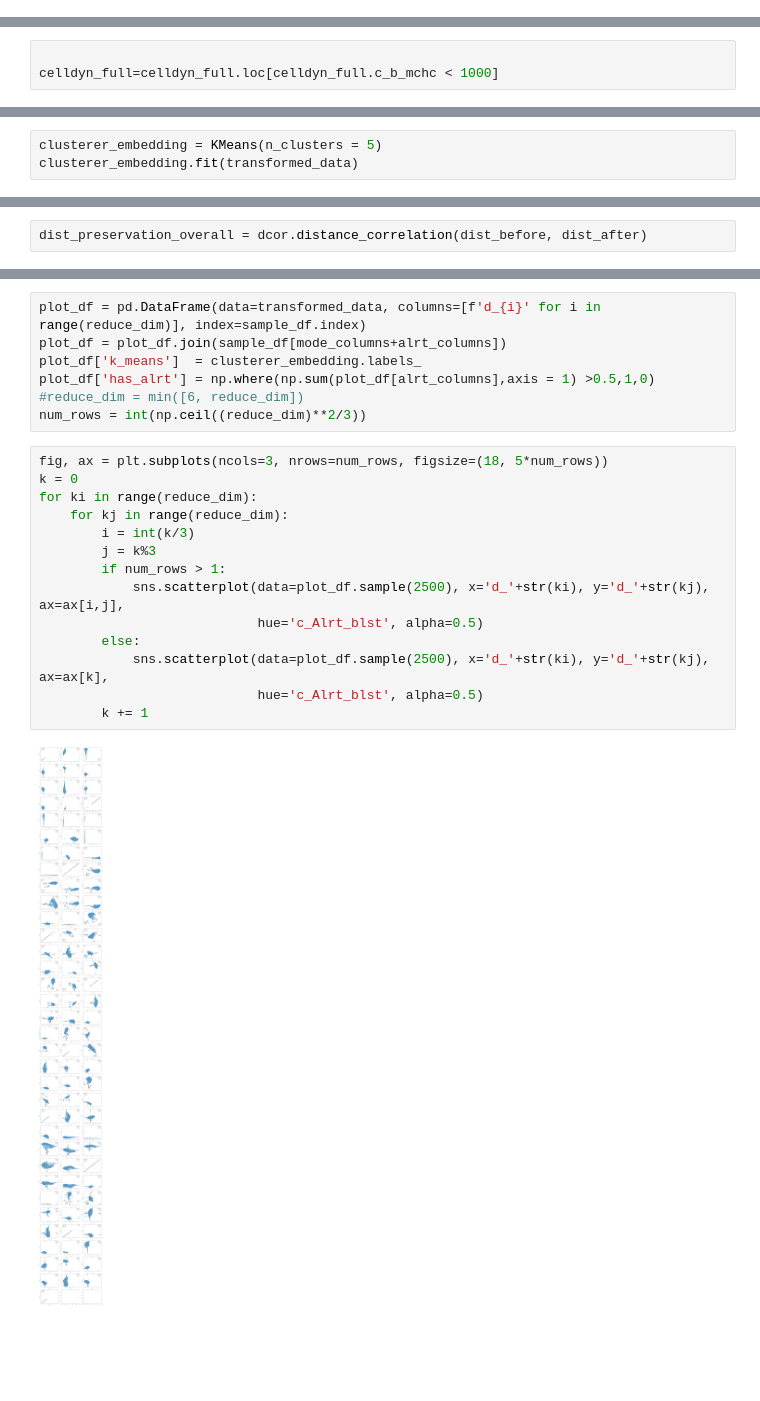
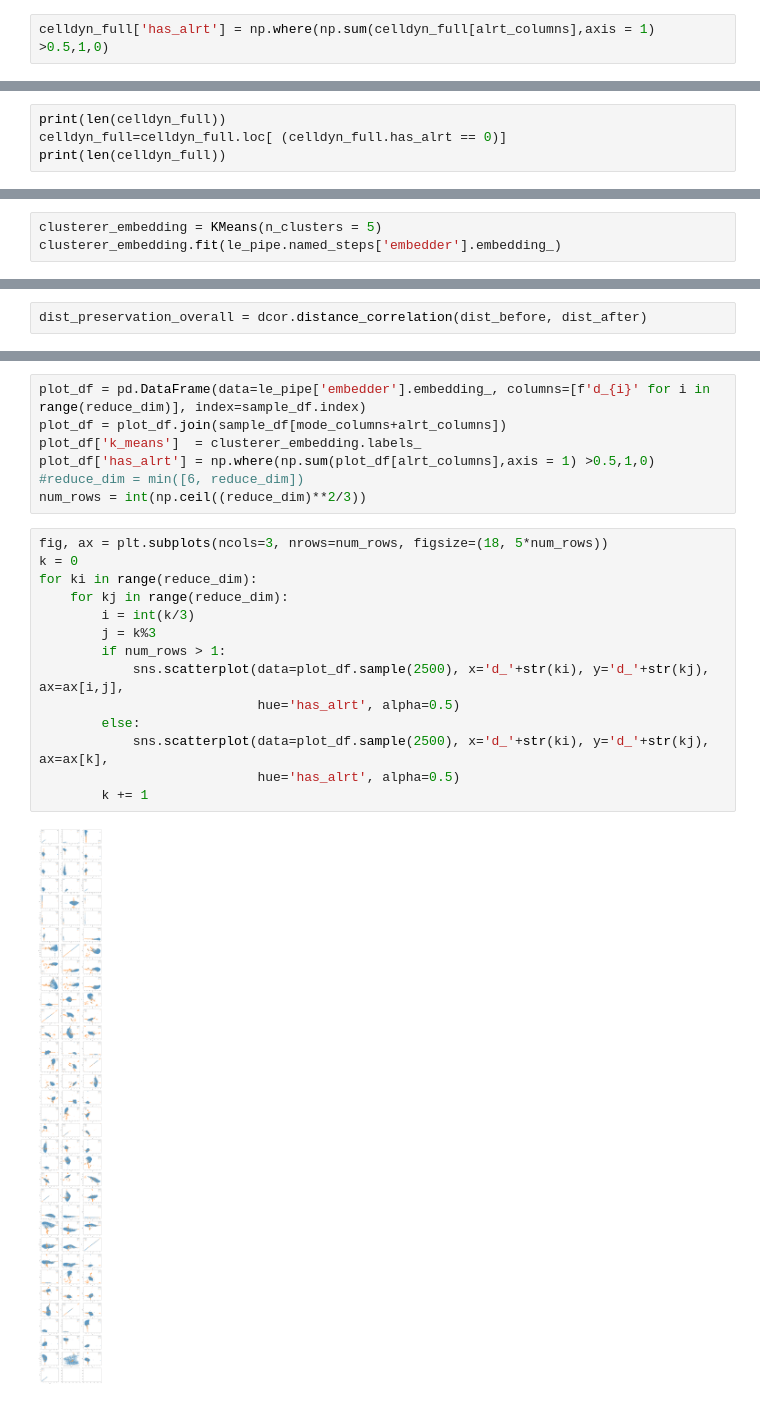
Before and after one commit to HJJoosse/celldyn_embedder, a Jupyter notebook: bake_off/UMAP.ipynb, the cells around one changed output, grey strips where cells are left out. Drawn from its saved outputs; the diff is of its cells as text; blank space fills up the shorter version.

```diff
--- a/bake_off/UMAP.ipynb
+++ b/bake_off/UMAP.ipynb
@@ -58,0 +52,2 @@ mad(celldyn_full.c_b_mchc)
+# %%
+celldyn_full['has_alrt'] = np.where(np.sum(celldyn_full[alrt_columns],axis = 1) >0.5,1,0)
@@ -59,3 +60,4 @@ mad(celldyn_full.c_b_mchc)
 # %%
-
-celldyn_full=celldyn_full.loc[celldyn_full.c_b_mchc < 1000]
+print(len(celldyn_full))
+celldyn_full=celldyn_full.loc[ (celldyn_full.has_alrt == 0)]
+print(len(celldyn_full))
@@ -128,7 +135,7 @@ plt.plot([0,mx],[0,my],ls = "--")
 transformed_data = le_pipe.transform(sample_df[meas_columns])
 # %%
 clusterer_embedding = KMeans(n_clusters = 5)
-clusterer_embedding.fit(transformed_data)
+clusterer_embedding.fit(le_pipe.named_steps['embedder'].embedding_)
 # %% [output]
 KMeans(n_clusters=5)
 # %%
@@ -166,5 +173,5 @@ David-Bouldin ratio, higher than 1 means better clustering for embedding 4.30273
 # %%
-plot_df = pd.DataFrame(data=transformed_data, columns=[f'd_{i}' for i in range(reduce_dim)], index=sample_df.index)
+plot_df = pd.DataFrame(data=le_pipe['embedder'].embedding_, columns=[f'd_{i}' for i in range(reduce_dim)], index=sample_df.index)
 plot_df = plot_df.join(sample_df[mode_columns+alrt_columns])
 plot_df['k_means']  = clusterer_embedding.labels_
 plot_df['has_alrt'] = np.where(np.sum(plot_df[alrt_columns],axis = 1) >0.5,1,0)
@@ -173,16 +180,16 @@ num_rows = int(np.ceil((reduce_dim)**2/3))
 # %%
 fig, ax = plt.subplots(ncols=3, nrows=num_rows, figsize=(18, 5*num_rows))
 k = 0
 for ki in range(reduce_dim):
     for kj in range(reduce_dim):
         i = int(k/3)
         j = k%3
         if num_rows > 1:
             sns.scatterplot(data=plot_df.sample(2500), x='d_'+str(ki), y='d_'+str(kj), ax=ax[i,j],
-                            hue='c_Alrt_blst', alpha=0.5)
+                            hue='has_alrt', alpha=0.5)
         else:
             sns.scatterplot(data=plot_df.sample(2500), x='d_'+str(ki), y='d_'+str(kj), ax=ax[k],
-                            hue='c_Alrt_blst', alpha=0.5)
+                            hue='has_alrt', alpha=0.5)
         k += 1
 # %% [output]
-[figure, old version]
+[figure, new version]
```
Also changed, not shown: parts of 9 cells of this notebook, 4 other files.
